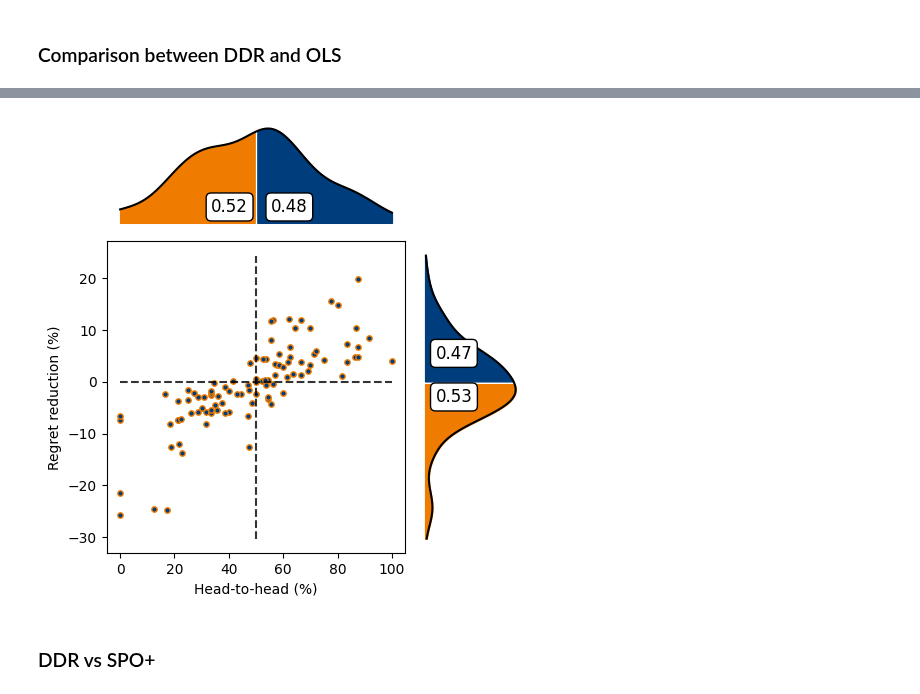
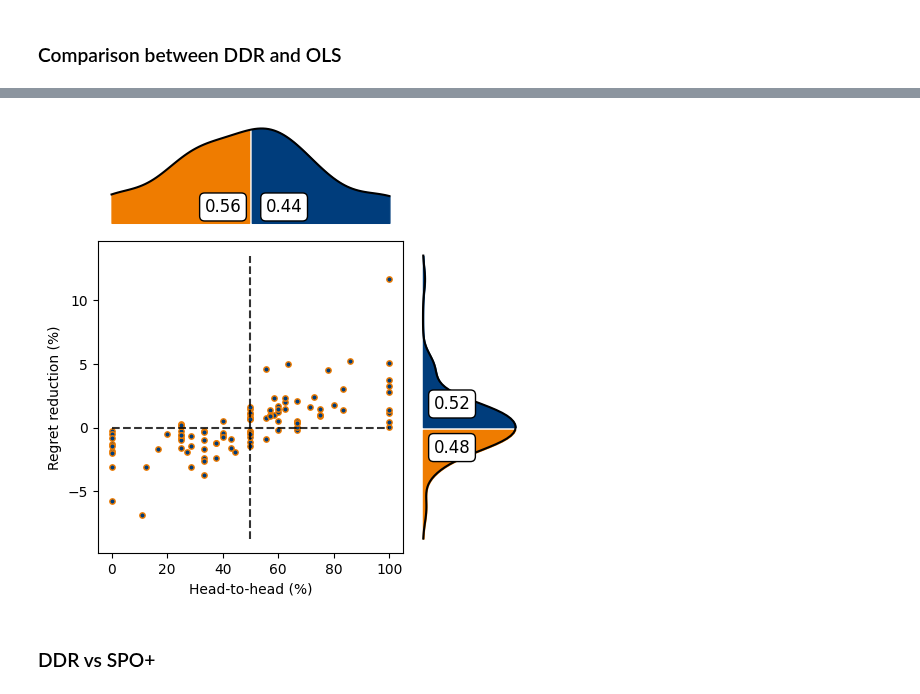
Before and after one commit to xunzhang-sjtu/Decision_Driven_Regularization, a Jupyter notebook: JOC_R1/Shortest_Path_Reproduce/Baseline_DDR_vs_Others_H2H_Regret.ipynb, the cells around one changed output, grey strips where cells are left out. Saved outputs shown, nothing was run; the diff lists cells and outputs as text; code cells hidden in the pictures.

```diff
--- a/JOC_R1/Shortest_Path_Reproduce/Baseline_DDR_vs_Others_H2H_Regret.ipynb
+++ b/JOC_R1/Shortest_Path_Reproduce/Baseline_DDR_vs_Others_H2H_Regret.ipynb
@@ -48,7 +48,7 @@ data_generation_process = "SPO_Data_Generation"
 current_directory = os.getcwd()
 parent_directory = os.path.dirname(current_directory)
 project_directory = os.path.dirname(os.path.dirname(os.path.dirname(parent_directory)))
-middle_path = '/Data_JOC_R1/Shortest_Path_Rep/Baseline_' + data_generation_process +"/"
+middle_path = '/Data_JOC_R1/Shortest_Path_0620/Baseline_' + data_generation_process +"/"
 working_dir = project_directory + middle_path
 Result_dir = project_directory + middle_path + "Result/"
 pathlib.Path(working_dir).mkdir(parents=True, exist_ok=True)
@@ -82,13 +86,13 @@ Grid =  (3, 3)
 # %%
 L_N = 3
-mu = 0.75
-lamb = 0.8
+mu = 0.7
+lamb = 0.2
 file_name = Result_dir + 'DDR_vs_OLS_mu='+str(mu)+"_lamb="+str(lamb)+"_ante_grid="+str(L_N)
 all_x = h2h_ddr_vs_ols_ante[L_N,mu,lamb] * 100
 all_y = regret_rd_ddr_vs_ols_ante[L_N,mu,lamb] * 100
 Figure_H2H_Regret.figure_plot_upright(all_x, all_y, file_name, size = (5, 5), move = [-0.07, 0.07, 0.35, 0.55], ysame = 0, yrange = [6,6], sublabel = '', ypio = 0)
 # %% [output]
-[figure, old version]
+[figure, new version]
 # %% [markdown]
 ### DDR vs SPO+
 # %%
```
Also changed, not shown: parts of 1 cell of this notebook, 4 other files.
